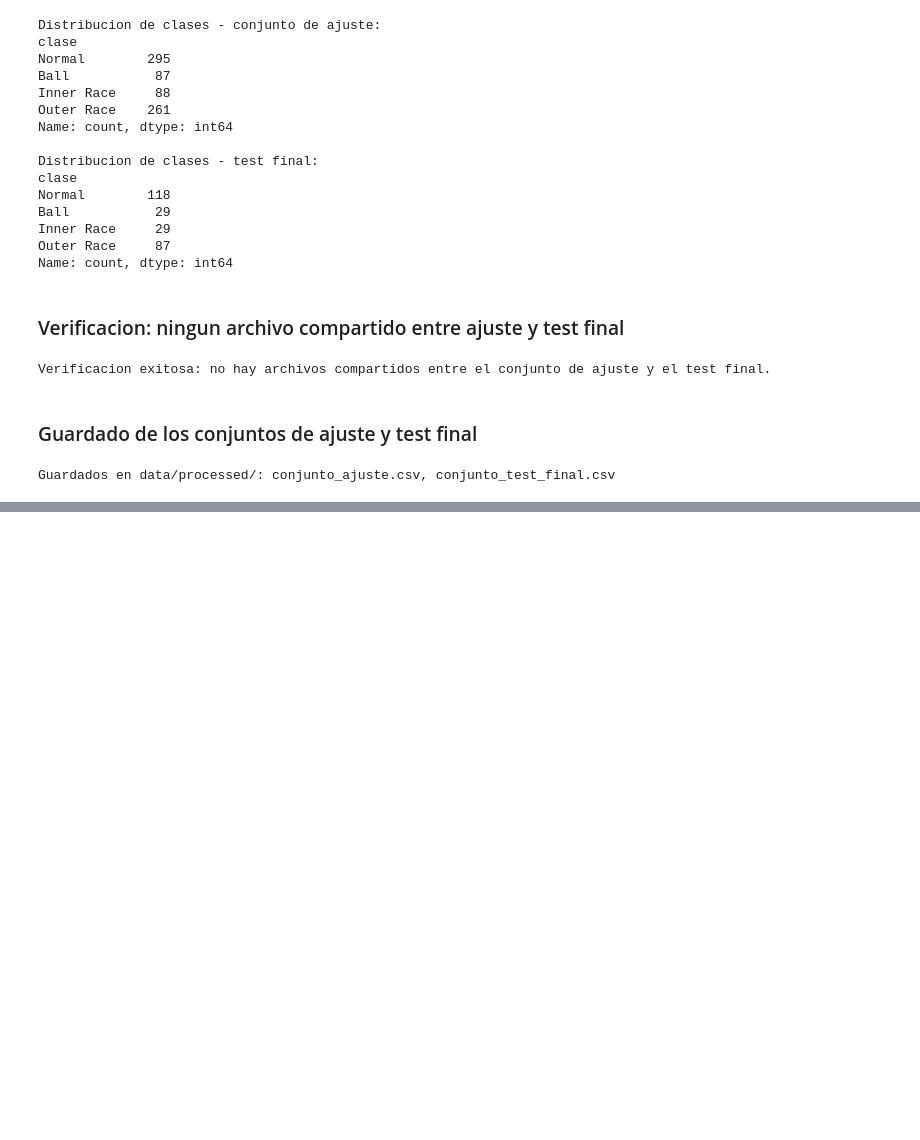
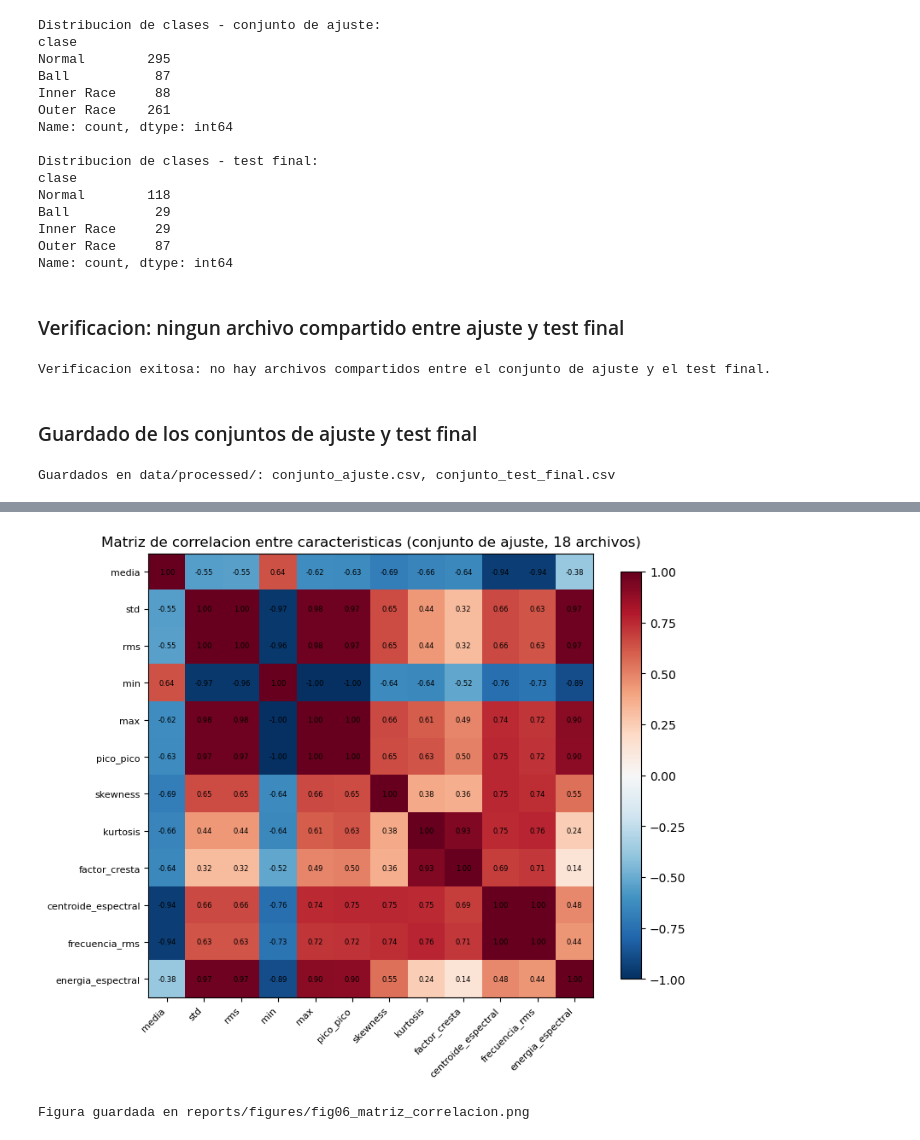
Before and after one commit to D4ag/MONOGRAFIA, a Jupyter notebook: notebooks/2.0-da-preparacion-datos.ipynb, the cells around one changed output, grey strips where cells are left out. Cells and saved outputs as stored; diff of their text form; code cells hidden in the pictures; blank space fills up the shorter version.

```diff
--- a/notebooks/2.0-da-preparacion-datos.ipynb
+++ b/notebooks/2.0-da-preparacion-datos.ipynb
@@ -190,7 +85,11 @@ comparar modelos y ajustar hiperparametros.
 particionador = ParticionadorPorArchivo(df_modelo_base)
 df_ajuste, df_test_final = particionador.separar_test_final(config.ARCHIVOS_TEST_FINAL)
 
-print("Archivos reservados como test final:", [a for l in config.ARCHIVOS_TEST_FINAL.values() for a in l])
+archivos_test = {a for l in config.ARCHIVOS_TEST_FINAL.values() for a in l}
+registros_ajuste = [r for r in registros if r["archivo"] not in archivos_test]
+
+print("Archivos reservados como test final:", sorted(archivos_test))
 print(f"\nVentanas en conjunto de ajuste: {len(df_ajuste)}")
 print(f"Ventanas en conjunto de test final: {len(df_test_final)}")
+print(f"Registros crudos de ajuste disponibles para el EDA: {len(registros_ajuste)}")
 # %% [output]
@@ -239,0 +148,13 @@ Guardados en data/processed/: conjunto_ajuste.csv, conjunto_test_final.csv
+# %%
+import matplotlib.pyplot as plt
+from rodamientos_module.eda import analisis as eda
+
+df_exploratorio = eda.tabla_caracteristicas_exploratorias(
+    registros_ajuste, tamano_ventana=config.TAMANO_VENTANA, fs=config.FRECUENCIA_MUESTREO
+)
+cols_numericas = ["media", "std", "rms", "min", "max", "pico_pico", "skewness",
+                   "kurtosis", "factor_cresta", "centroide_espectral",
+                   "frecuencia_rms", "energia_espectral"]
+corr = df_exploratorio[cols_numericas].corr()
+corr.to_csv(config.DIR_REPORTES_FIGURAS.parent / "tabla_correlacion_exploratoria.csv")
+corr.round(2)
@@ -239,0 +175,19 @@ Guardados en data/processed/: conjunto_ajuste.csv, conjunto_test_final.csv
+# %%
+fig, ax = plt.subplots(figsize=(8, 7))
+im = ax.imshow(corr, vmin=-1, vmax=1, cmap="RdBu_r")
+ax.set_xticks(range(len(cols_numericas)))
+ax.set_yticks(range(len(cols_numericas)))
+ax.set_xticklabels(cols_numericas, rotation=45, ha="right", fontsize=8)
+ax.set_yticklabels(cols_numericas, fontsize=8)
+for i in range(len(cols_numericas)):
+    for j in range(len(cols_numericas)):
+        ax.text(j, i, f"{corr.iloc[i, j]:.2f}", ha="center", va="center", fontsize=6)
+ax.set_title("Matriz de correlacion entre caracteristicas (conjunto de ajuste, 18 archivos)")
+fig.colorbar(im, ax=ax, shrink=0.8)
+plt.tight_layout()
+plt.savefig("../reports/figures/fig06_matriz_correlacion.png", dpi=150)
+plt.show()
+print("Figura guardada en reports/figures/fig06_matriz_correlacion.png")
+# %% [output]
+[figure, added]
+Figura guardada en reports/figures/fig06_matriz_correlacion.png
```
Also changed, not shown: parts of 24 cells of this notebook, 9 other files.
